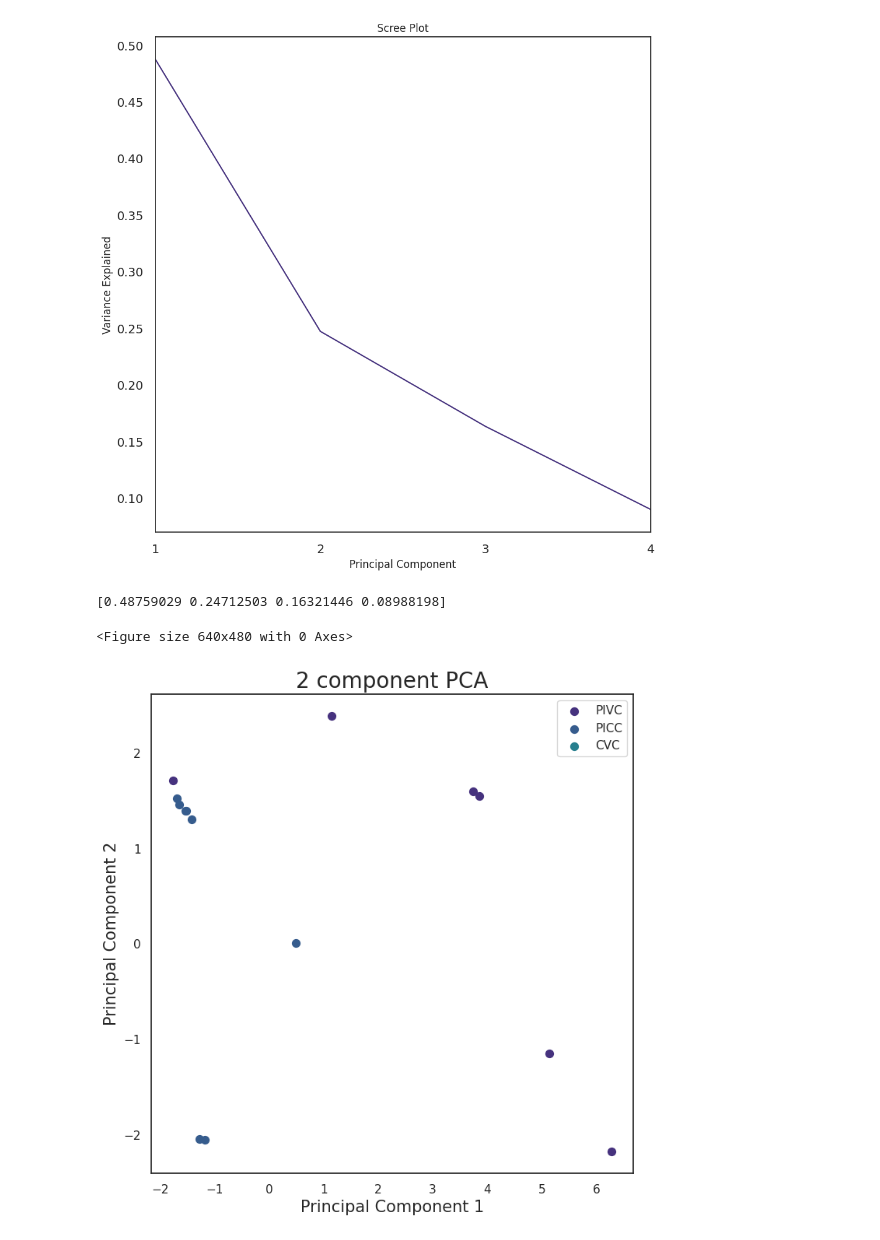
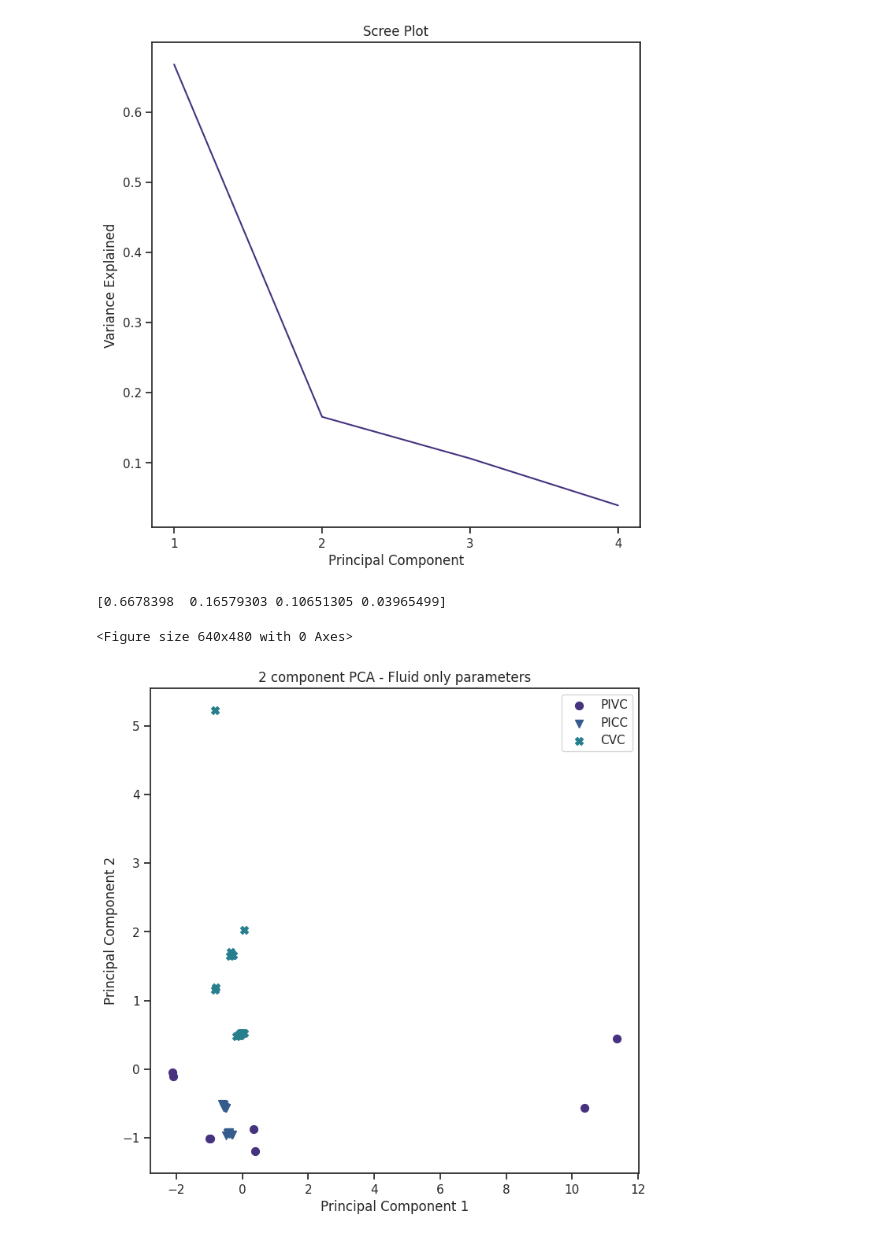
Before and after one commit to kiri-thornalley/PhD_Thesis, a Jupyter notebook: nanoparticles.ipynb, the cells around one changed output. Cells and saved outputs as stored; diff of their text form; code cells hidden in the pictures.

Commit message:
updated PCA, reworked figures

```diff
--- a/nanoparticles.ipynb
+++ b/nanoparticles.ipynb
@@ -1,19 +1,16 @@
 # %%
 import matplotlib
 import matplotlib.pyplot as plt
-from matplotlib.ticker import AutoMinorLocator, MultipleLocator
 import numpy as np
 import seaborn as sns
 import pandas as pd
 from sklearn.decomposition import PCA
 from sklearn.preprocessing import StandardScaler
+#set stylesheet for figures
+sns.set_theme(context='notebook', style='ticks', palette='viridis')
 
-#set stylesheet for figures
-sns.set_theme(context='notebook', style='white', palette='viridis')
-#define where dataset is located#
+#define where dataset is located, here we are running PCA only on the fluid-related data#
 df = pd.read_csv("/home/kiri/Thesis/PCA.csv")
 #Print the data set - lets us check we've imported the correct thing#
-#print(df)
-df.dropna(axis=0, how='any', inplace=True)
 print(df)
 # %% [output]
@@ -37,5 +34,5 @@ print(df)
 # %%
-features = ['Input_Velocity' ,'Maximum_velocity', 'Average_velocity', 'Maximum_fluid_shear', 'Average_fluid_shear' ,'Maximum_WSS','Average_WSS','Minimum_residencetime', 'Maximum_particlevelocity','Average_particlevelocity','Maximum_PSS','Average_PSS']
+features = ['Input_Velocity' ,'Maximum_velocity', 'Average_velocity', 'Maximum_fluid_shear', 'Average_fluid_shear' ,'Maximum_WSS','Average_WSS', 'Minimum_residencetime']
 x = df.loc[:, features].values
 y= df.loc[:,['VAD_type','Infusion_Fluid','Lumen_number']].values
 
@@ -43,53 +40,49 @@ x= StandardScaler().fit_transform(x)
 pca = PCA(n_components=4)
 principalComponents =pca.fit_transform(x)
 
 principalDf= pd.DataFrame(data = principalComponents, columns = ['principal component 1', 'principal component 2', 'principal component 3', 'principal component 4'])
 finalDf = pd.concat([principalDf, df[['VAD_type','Lumen_number','Infusion_Fluid']]], axis = 1)
 
 #Create the Scree Plot and calculate amount of variance explained by each principal component#
 PC_values = np.arange(pca.n_components_) + 1
 fig = plt.figure(figsize=(8, 8))
-ax = fig.add_axes([1, 1, 1, 1])
-ax.xaxis.set_major_locator(MultipleLocator(1.000))
-ax.xaxis.set_minor_locator(AutoMinorLocator(1))
-ax.set_xlim(1, 4)
-ax.tick_params(which='major', width=1.0, length=10, labelsize=14)
-ax.tick_params(which='minor', width=1.0, length=5, labelsize=10,
-               labelcolor='0.25')
 plt.plot(PC_values, pca.explained_variance_ratio_)
 plt.title('Scree Plot')
+plt.xlabel('Principal Component')
+plt.xticks(PC_values)
+plt.ylabel('Variance Explained')
+plt.show()
 
-plt.xlabel('Principal Component')
-plt.ylabel('Variance Explained')
-
-plt.show()
 #Automatically save the plot this generates - matplotlib currently running a non-GUI backend so cannot visualise the plot#
-matplotlib.pyplot.savefig('screeplot_nanoparticles.png')
+matplotlib.pyplot.savefig('screeplot_fluid.png')
 
 #How much variance is explained by X number of principal components?#
 print(pca.explained_variance_ratio_)
 #the result of this is printed in the terminal - from this, we know that two PC are more than adequate to represent this data set.#
 
 #Plot PCA - show first two components#
 fig = plt.figure(figsize = (8,8))
 ax = fig.add_subplot(1,1,1)
-ax.set_xlabel('Principal Component 1', fontsize = 15)
-ax.set_ylabel('Principal Component 2', fontsize = 15)
-ax.set_title('2 component PCA', fontsize = 20)
+ax.set_xlabel('Principal Component 1')
+ax.set_ylabel('Principal Component 2')
+ax.set_title('2 component PCA - Fluid only parameters')
 
+#Set different markers for each type of VAD#
 targets = ['PIVC', 'PICC', 'CVC']
 marker = ['o', 'v', 'X']
+
+#loop through each of the 3 VADs and plot the scatter plot#
 for target, marker in zip(targets,marker):
     indicesToKeep = finalDf['VAD_type'] == target
     ax.scatter(finalDf.loc[indicesToKeep, 'principal component 1']
                , finalDf.loc[indicesToKeep, 'principal component 2']
-               , cmap = 'viridis'
-               , s = 50)
-
+               , marker = marker
+               , label=target
+               , s=50)
 ax.legend(targets)
-matplotlib.pyplot.savefig('PCA_nanoparticles.png')
+matplotlib.pyplot.savefig('PCA_fluid.png')
 # %% [output]
-[figure, old version]
+[figure, new version]
-[0.48759029 0.24712503 0.16321446 0.08988198]
+[0.6678398  0.16579303 0.10651305 0.03965499]
 <Figure size 640x480 with 0 Axes>
-[figure, old version]
+[figure, new version]
```
Also changed, not shown: parts of 3 cells of this notebook, 3 other files.
